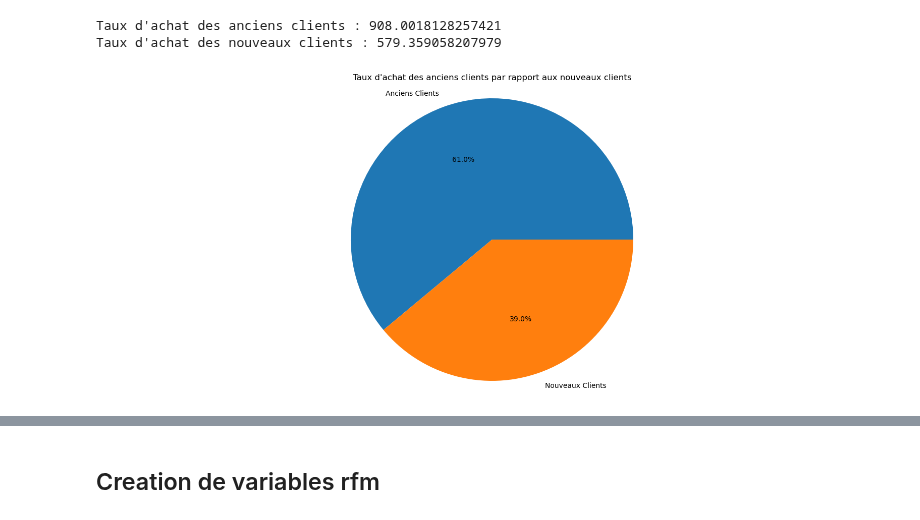
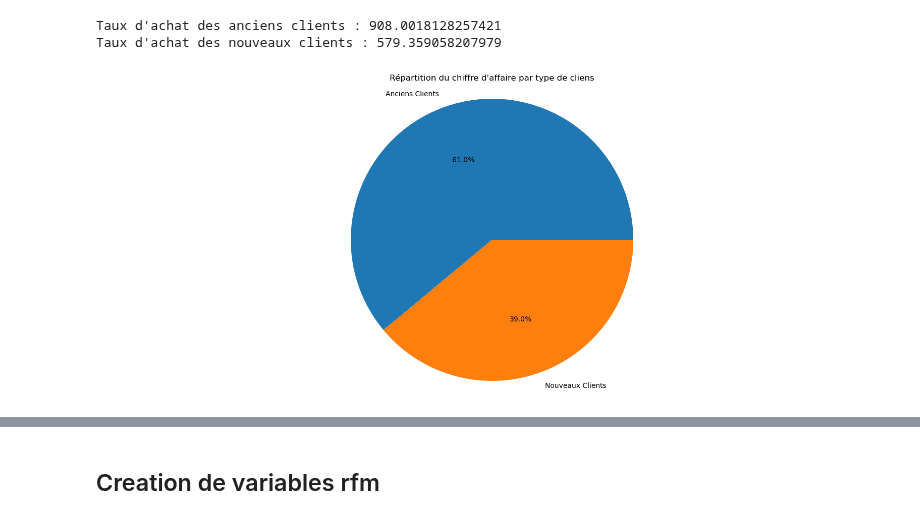
Before and after one commit to neevaiti/segmentation_client_simplon, a Jupyter notebook: rubic.ipynb, the cells around one changed output, grey strips where cells are left out. Saved outputs shown, nothing was run; the diff lists cells and outputs as text; code cells hidden in the pictures.

```diff
--- a/rubic.ipynb
+++ b/rubic.ipynb
@@ -428,17 +424,17 @@ Taux d'achat des nouveaux clients : 579.359058207979
 # %%
 x = ['Anciens Clients', 'Nouveaux Clients']
 
 y = [taux_achat_ancien_client, taux_achat_nv_client]
 
 
 
 plt.figure(figsize=(20, 8))
-plt.title("Taux d'achat des anciens clients par rapport aux nouveaux clients")
+plt.title("Répartition du chiffre d'affaire par type de cliens")
 plt.pie(y, labels=x, autopct='%1.1f%%')
 plt.axis('equal')
 plt.show()
 # %% [output]
-[figure, old version]
+[figure, new version]
 # %%
 df
 # %% [output]
```
Also changed, not shown: parts of 4 cells of this notebook, 2 other files.
